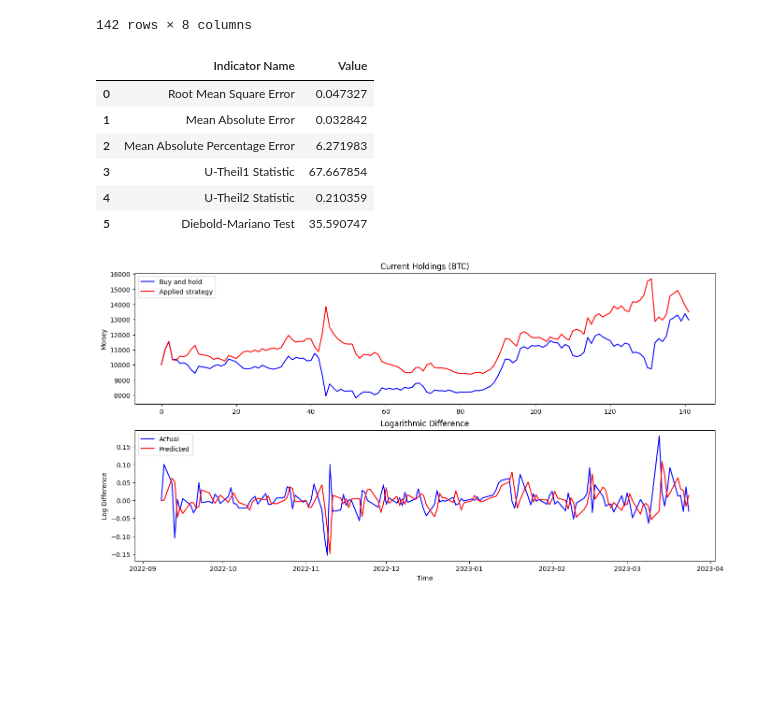
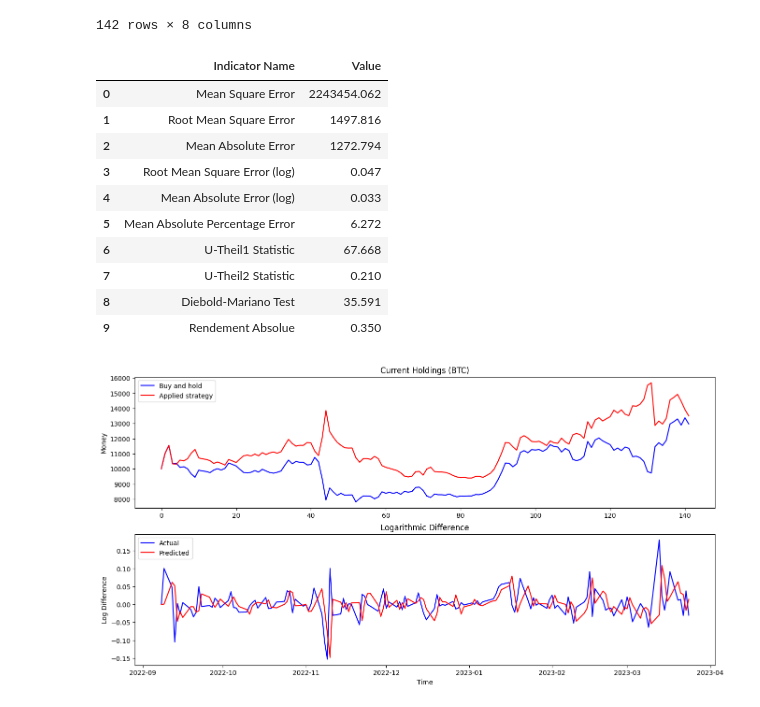
Before and after one commit to CodyAdam/datachallenge2024, a Jupyter notebook: src/final_BTC.ipynb, the cells around one changed output. Cells and saved outputs as stored; diff of their text form; code cells hidden in the pictures; blank space fills up the shorter version.

```diff
--- a/src/final_BTC.ipynb
+++ b/src/final_BTC.ipynb
@@ -253,6 +252,8 @@ backtest
 | 141 | 2023-03-24 | 0.014109 | ? | bull | 100% | -0.030171 | ... |
 142 rows × 8 columns
 # %%
+mse = mean_squared_error(actual_prices_aligned, predictions)
+
 # Calculate RMSE
 rmse = math.sqrt(mean_squared_error(actual_prices_aligned, predictions))
 
@@ -260,10 +261,10 @@ rmse = math.sqrt(mean_squared_error(actual_prices_aligned, predictions))
 mae = mean_absolute_error(actual_prices_aligned, predictions)
 
 # Calculate RMSE Log diff
-rmse = math.sqrt(mean_squared_error(log_diff_actual, log_diff_predicted))
+rmse_log = math.sqrt(mean_squared_error(log_diff_actual, log_diff_predicted))
 
 # Calculate MAE Log diff
-mae = mean_absolute_error(log_diff_actual, log_diff_predicted)
+mae_log = mean_absolute_error(log_diff_actual, log_diff_predicted)
 
 # Convert predictions DataFrame column to a NumPy array and flatten
 predictions_array = predictions.iloc[:, 0].to_numpy().flatten()
@@ -296,42 +297,49 @@ model_errors = actual_prices_aligned_array - predictions_array
 # Error from a naive model (using previous value as prediction)
 naive_errors = actual_prices_aligned_array - np.roll(actual_prices_aligned_array, 1)
 naive_errors[0] = 0  # handle the first element which doesn't have a previous value
 # Difference in errors
 error_diff = model_errors - naive_errors
 
 # Mean difference in errors
 mean_diff = np.mean(error_diff)
 
 # Variance of the differences
 var_diff = np.var(error_diff)
 
 # Number of observations
 n = len(error_diff)
 
 # Calculate DM test statistic
 dm_stat = mean_diff / np.sqrt(var_diff / n)
 
+absolute_rendement = money_evolution[-1] / 10000 - 1
+
 
 data = {
-    'Indicator Name': ['Root Mean Square Error', 'Mean Absolute Error', 'Mean Absolute Percentage Error',
-                       'U-Theil1 Statistic', 'U-Theil2 Statistic', 'Diebold-Mariano Test'],
-    'Value': [rmse, mae, mape, u_theil1, u_theil2, dm_stat]
+    'Indicator Name': ['Mean Square Error','Root Mean Square Error', 'Mean Absolute Error','Root Mean Square Error (log)', 'Mean Absolute Error (log)', 'Mean Absolute Percentage Error',
+                       'U-Theil1 Statistic', 'U-Theil2 Statistic', 'Diebold-Mariano Test', 'Rendement Absolue'],
+    'Value': [mse, rmse, mae, rmse_log, mae_log, mape, u_theil1, u_theil2, dm_stat, absolute_rendement]
 }
 
 table = pd.DataFrame(data)
+table['Value'] = table['Value'].apply(lambda x: round(x, 3))
 
 
 output_path = os.path.join(os.getcwd(), '../data/output', "performance_"+CLOSE+".xlsx")
 table.to_excel(output_path, index=False)
 table
 # %% [output]
 |  | Indicator Name | Value |
-| 0 | Root Mean Square Error | 0.047327 |
-| 1 | Mean Absolute Error | 0.032842 |
-| 2 | Mean Absolute Percentage Error | 6.271983 |
-| 3 | U-Theil1 Statistic | 67.667854 |
-| 4 | U-Theil2 Statistic | 0.210359 |
-| 5 | Diebold-Mariano Test | 35.590747 |
+| 0 | Mean Square Error | 2243454.062 |
+| 1 | Root Mean Square Error | 1497.816 |
+| 2 | Mean Absolute Error | 1272.794 |
+| 3 | Root Mean Square Error (log) | 0.047 |
+| 4 | Mean Absolute Error (log) | 0.033 |
+| 5 | Mean Absolute Percentage Error | 6.272 |
+| 6 | U-Theil1 Statistic | 67.668 |
+| 7 | U-Theil2 Statistic | 0.210 |
+| 8 | Diebold-Mariano Test | 35.591 |
+| 9 | Rendement Absolue | 0.350 |
 # %%
 plt.figure(figsize=(16, 8))
 plt.subplot(2, 1, 1)
```
Also changed, not shown: parts of 1 cell of this notebook, 5 other files.
